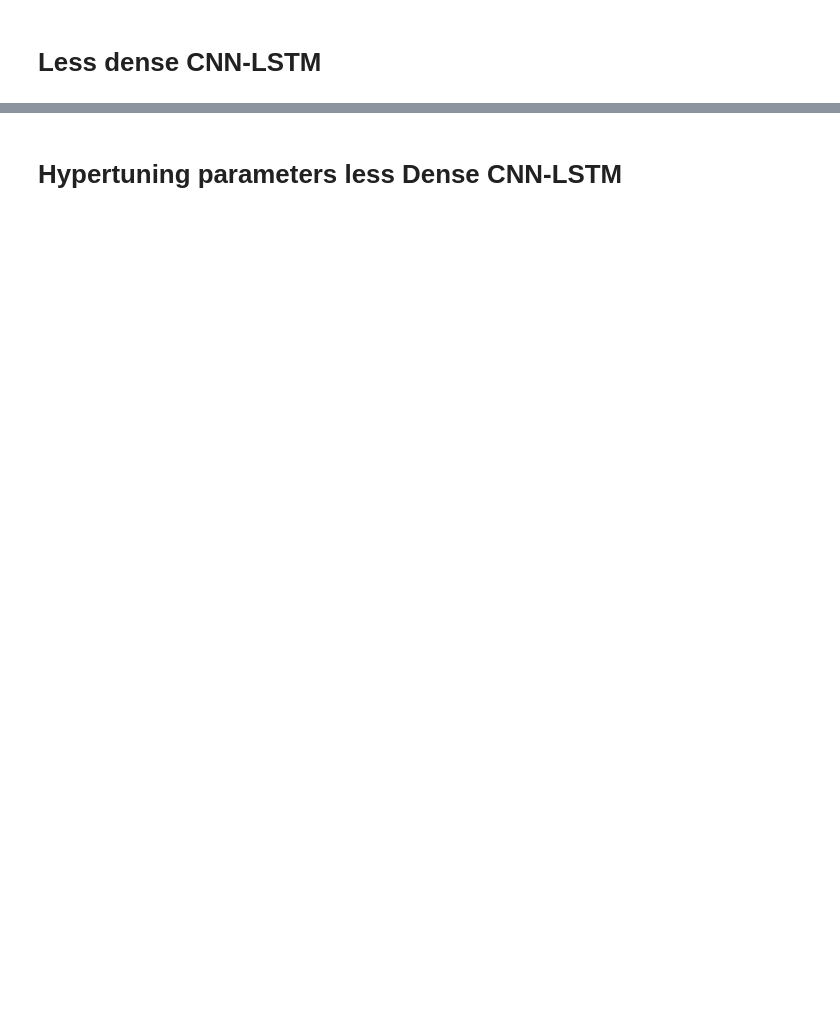
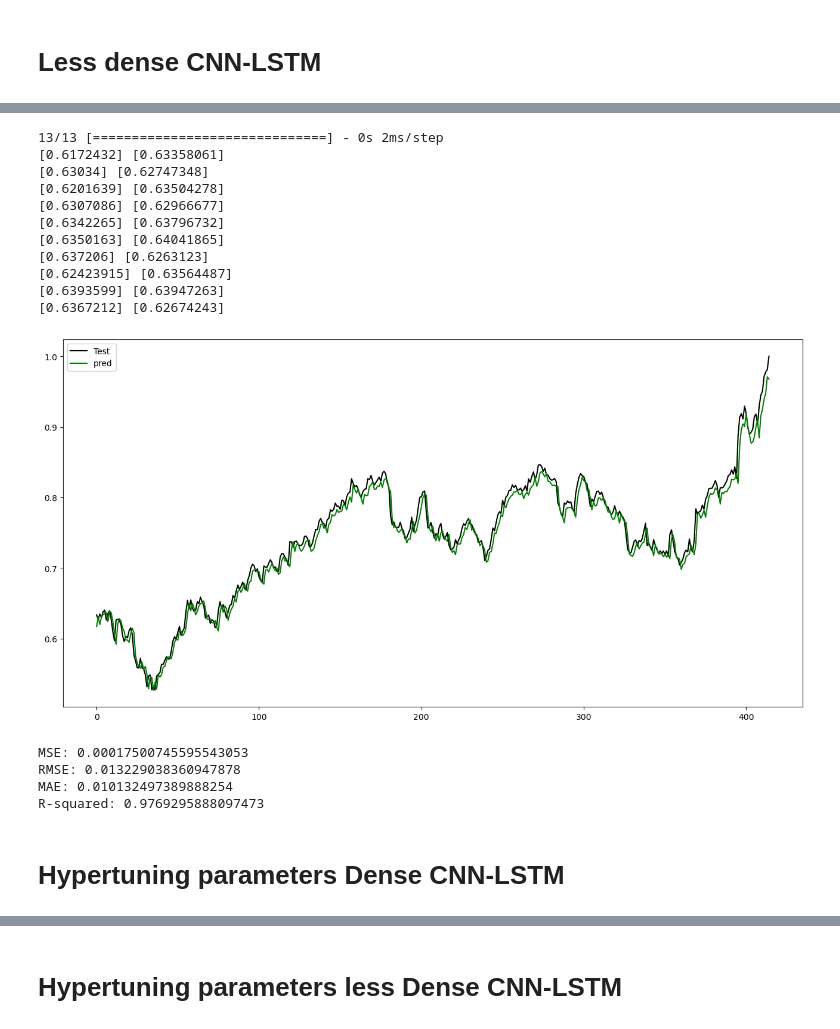
Before and after one commit to muditstja/Deep-learning, a Jupyter notebook: CNN_LSTM_stock_price_prediction.ipynb, the cells around one changed output, grey strips where cells are left out. Saved outputs shown, nothing was run; the diff lists cells and outputs as text; code cells hidden in the pictures; blank space fills up the shorter version.

```diff
--- a/CNN_LSTM_stock_price_prediction.ipynb
+++ b/CNN_LSTM_stock_price_prediction.ipynb
@@ -709,12 +708,0 @@ print(y.shape)
-# %%
-# split data into train test sets
-splitlimit = int(len(X)*0.9)
-print(splitlimit)
-X_train, X_test = X[:splitlimit], X[splitlimit:]
-y_train, y_test = y[:splitlimit], y[splitlimit:]
-print(X_train.shape)
-print(X_test.shape)
-print(y_train.shape)
-print(y_test.shape)
-print(y_train)
-data_set.head(10)
@@ -1186,0 +934,2 @@ y_pred_original_scale = sc.inverse_transform(y_pred[], y_pred[:, -1])
+# %%
+cnn_model.fit(x=X_train, y=y_train, batch_size=batch_size, epochs=epochs, shuffle=True, validation_split = 0.1)
@@ -1186,0 +958,42 @@ y_pred_original_scale = sc.inverse_transform(y_pred[], y_pred[:, -1])
+# %%
+y_pred = cnn_model.predict(X_test)
+#y_pred=np.where(y_pred > 0.43, 1,0)
+for i in range(10):
+    print(y_pred[i], y_test[i])
+plt.figure(figsize=(16,8))
+plt.plot(y_test, color = 'black', label = 'Test')
+plt.plot(y_pred, color = 'green', label = 'pred')
+plt.legend()
+plt.show()
+# %% [output]
+13/13 [==============================] - 0s 2ms/step
+[0.6172432] [0.63358061]
+[0.63034] [0.62747348]
+[0.6201639] [0.63504278]
+[0.6307086] [0.62966677]
+[0.6342265] [0.63796732]
+[0.6350163] [0.64041865]
+[0.637206] [0.6263123]
+[0.62423915] [0.63564487]
+[0.6393599] [0.63947263]
+[0.6367212] [0.62674243]
+[figure, added]
+# %%
+from sklearn.metrics import mean_squared_error
+mse = mean_squared_error(y_test, y_pred)
+print("MSE:", mse)
+rmse = np.sqrt(mse)
+print("RMSE:", rmse)
+from sklearn.metrics import mean_absolute_error
+mae = mean_absolute_error(y_test, y_pred)
+print("MAE:", mae)
+from sklearn.metrics import r2_score
+r2 = r2_score(y_test, y_pred)
+print("R-squared:", r2)
+# %% [output]
+MSE: 0.00017500745595543053
+RMSE: 0.013229038360947878
+MAE: 0.010132497389888254
+R-squared: 0.9769295888097473
+# %% [markdown]
+# Hypertuning parameters Dense CNN-LSTM
```
Also changed, not shown: parts of 79 cells of this notebook.
